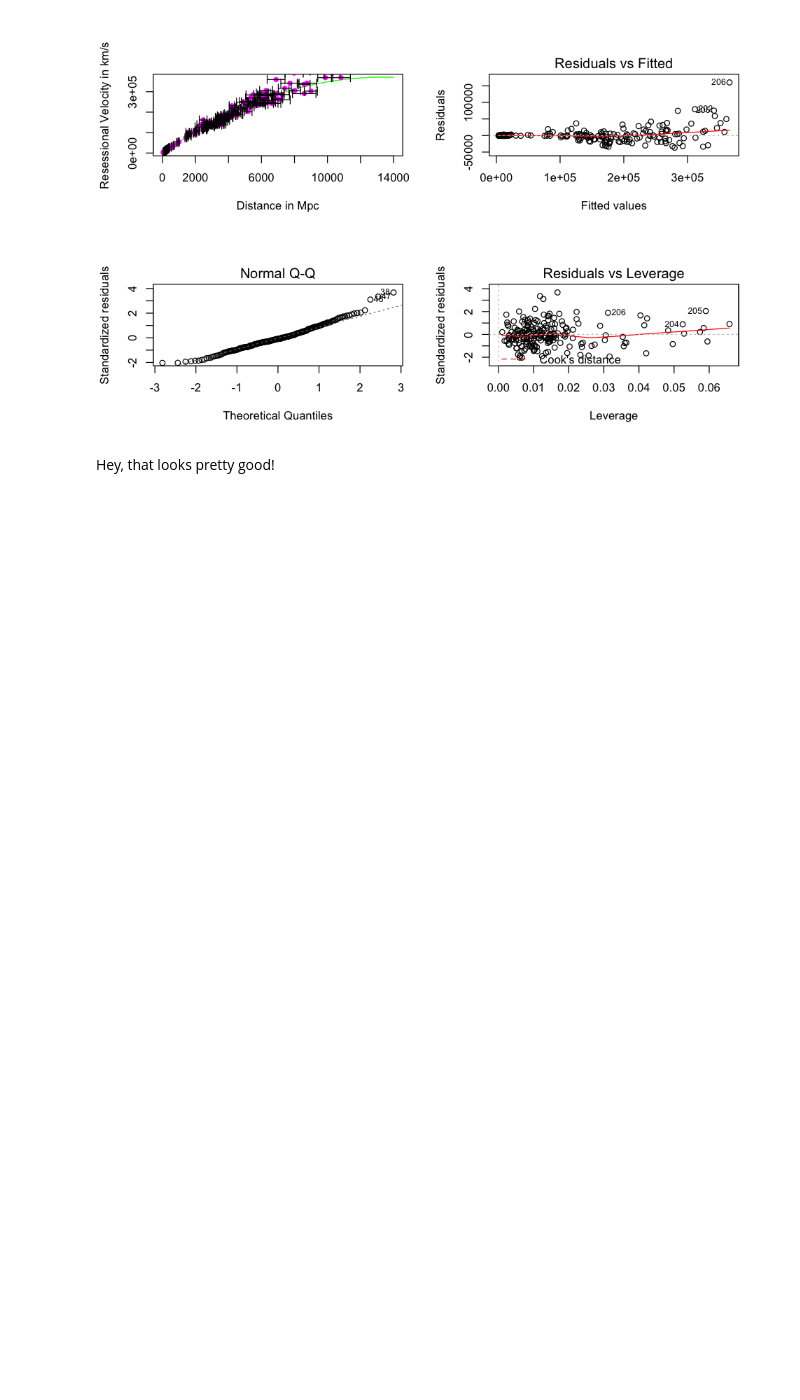
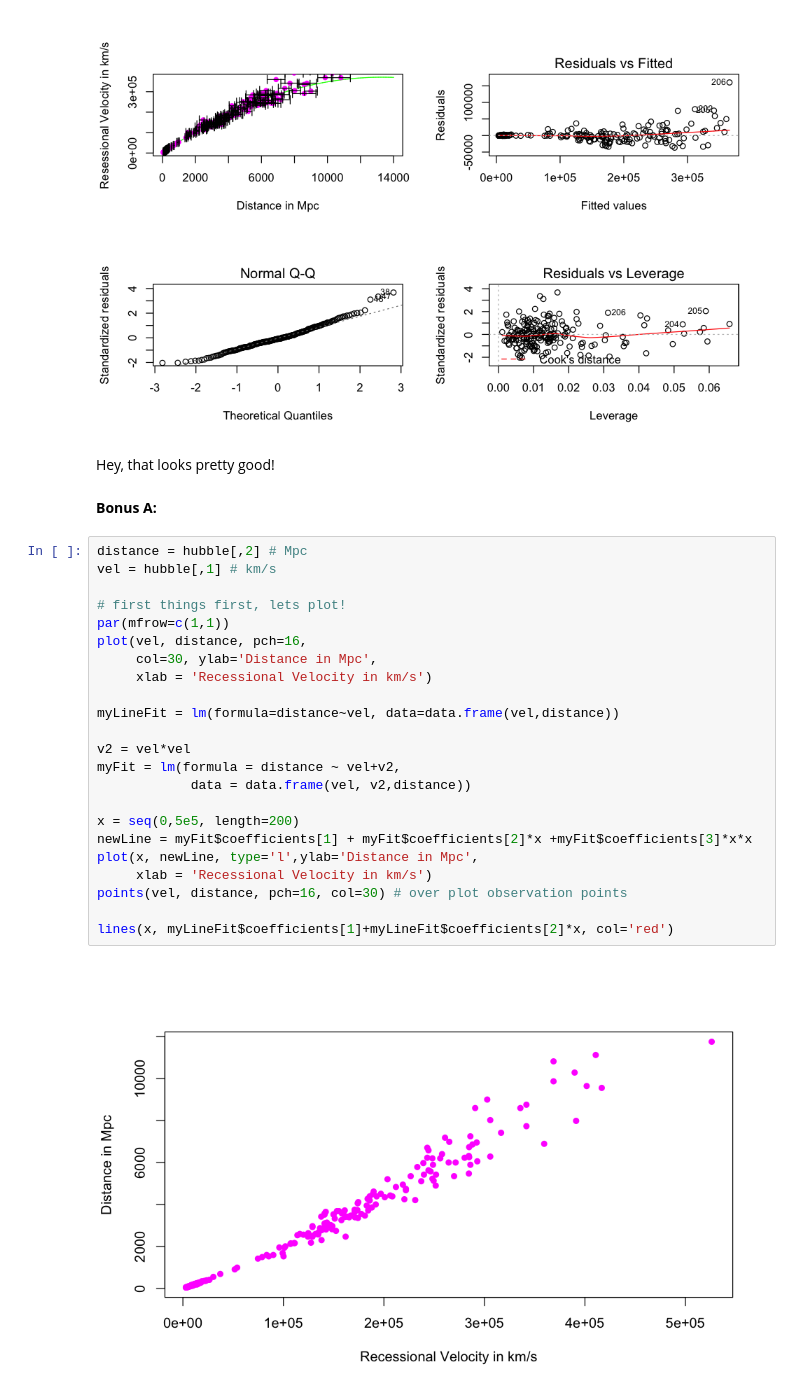
Before and after one commit to jnaiman/is542_spring2020, a Jupyter notebook: week12/prep_HubbleRevisited_part2.ipynb, the cells around one changed output. Drawn from its saved outputs; the diff is of its cells as text; blank space fills up the shorter version.

```diff
--- a/week12/prep_HubbleRevisited_part2.ipynb
+++ b/week12/prep_HubbleRevisited_part2.ipynb
@@ -151,3 +151,30 @@ plot(myLine, which=5) # residuals vs. leverage
 [figure]
 # %% [markdown]
 Hey, that looks pretty good!
+# %% [markdown]
+**Bonus A:**
+# %%
+distance = hubble[,2] # Mpc
+vel = hubble[,1] # km/s
+
+# first things first, lets plot!
+par(mfrow=c(1,1))
+plot(vel, distance, pch=16,
+     col=30, ylab='Distance in Mpc',
+     xlab = 'Recessional Velocity in km/s')
+
+myLineFit = lm(formula=distance~vel, data=data.frame(vel,distance))
+
+v2 = vel*vel
+myFit = lm(formula = distance ~ vel+v2,
+            data = data.frame(vel, v2,distance))
+
+x = seq(0,5e5, length=200)
+newLine = myFit$coefficients[1] + myFit$coefficients[2]*x +myFit$coefficients[3]*x*x
+plot(x, newLine, type='l',ylab='Distance in Mpc',
+     xlab = 'Recessional Velocity in km/s')
+points(vel, distance, pch=16, col=30) # over plot observation points
+
+lines(x, myLineFit$coefficients[1]+myLineFit$coefficients[2]*x, col='red')
+# %% [output]
+[figure, added]
```
Also changed, not shown: parts of 1 cell of this notebook, 2 other files.
